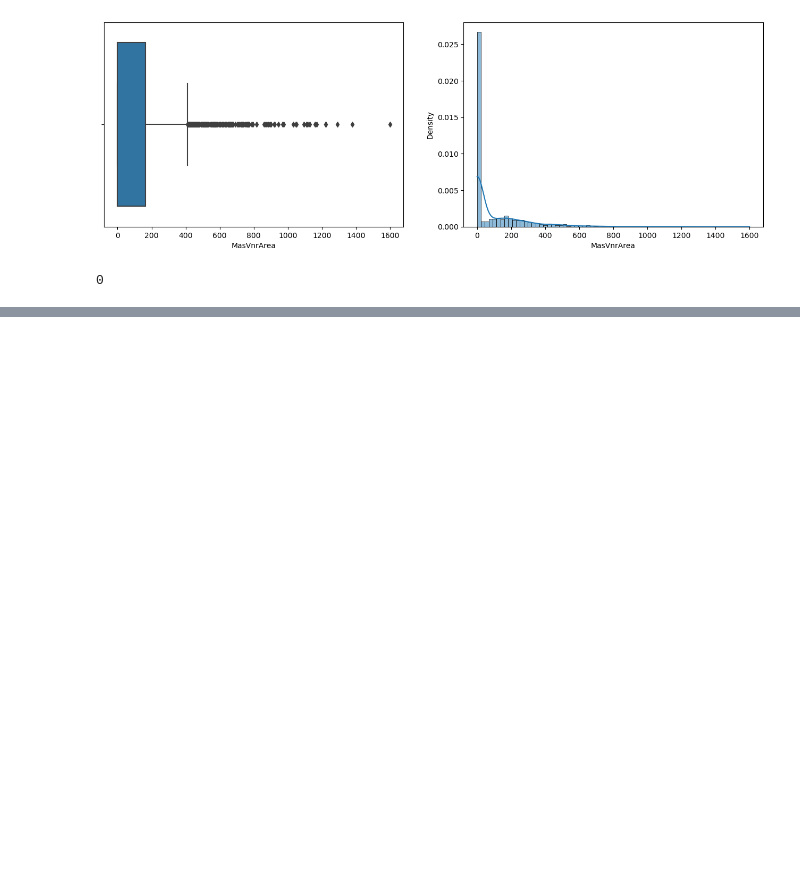
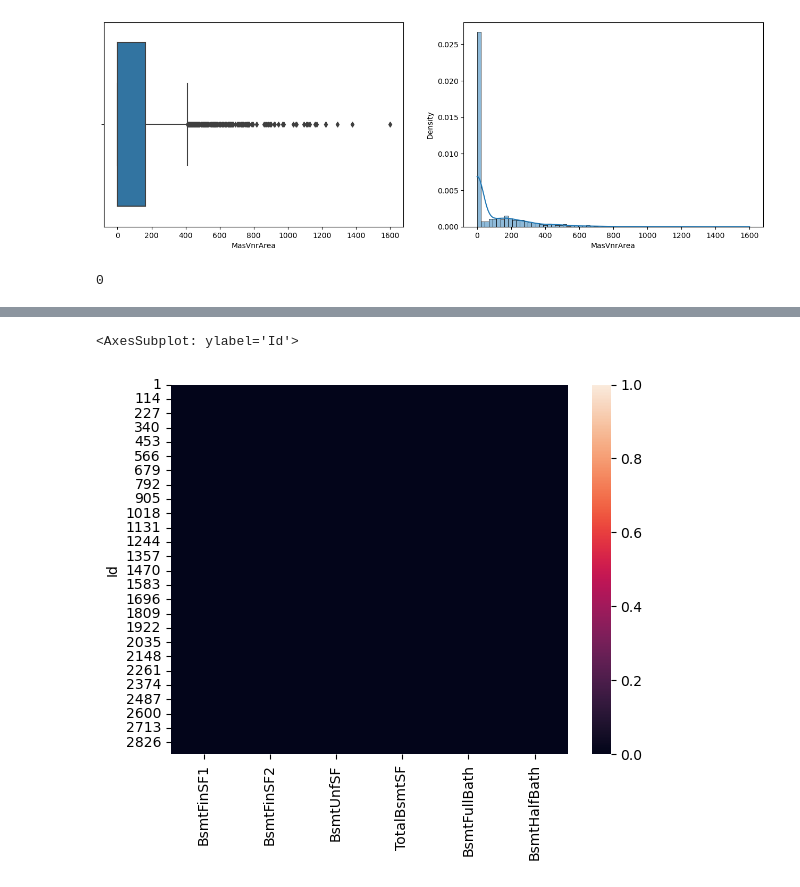
Before and after one commit to surajpoddar-ml/House-price--predictor, a Jupyter notebook: Machine L/src/main.ipynb, the cells around one changed output, grey strips where cells are left out. Cells and saved outputs as stored; diff of their text form; code cells hidden in the pictures; blank space fills up the shorter version.

```diff
--- a/Machine L/src/main.ipynb
+++ b/Machine L/src/main.ipynb
@@ -443,0 +492,5 @@ df_mvi["MasVnrArea"].isnull().sum()
+# %%
+sns.heatmap(df[num_bsmt_feat].isnull()) # check missing values in numerical features
+# %% [output]
+<AxesSubplot: ylabel='Id'>
+[figure, added]
```
Also changed, not shown: parts of 4 cells of this notebook.
